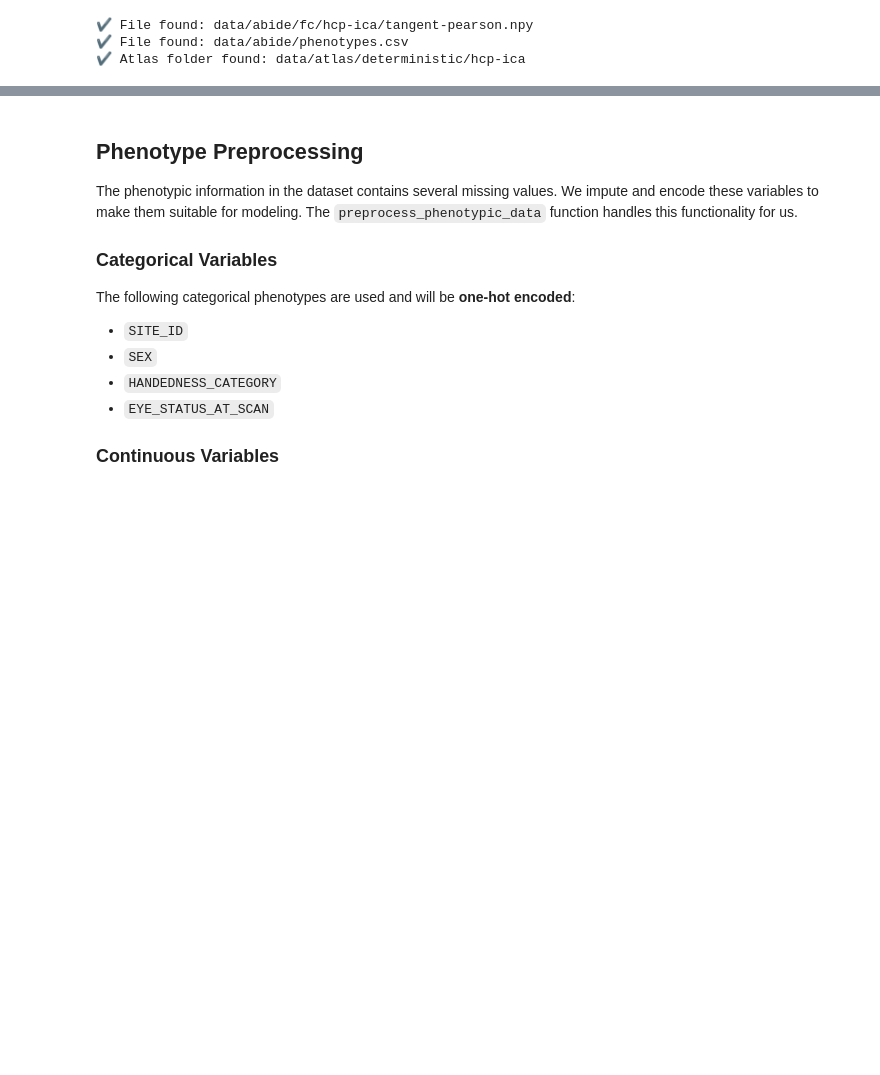
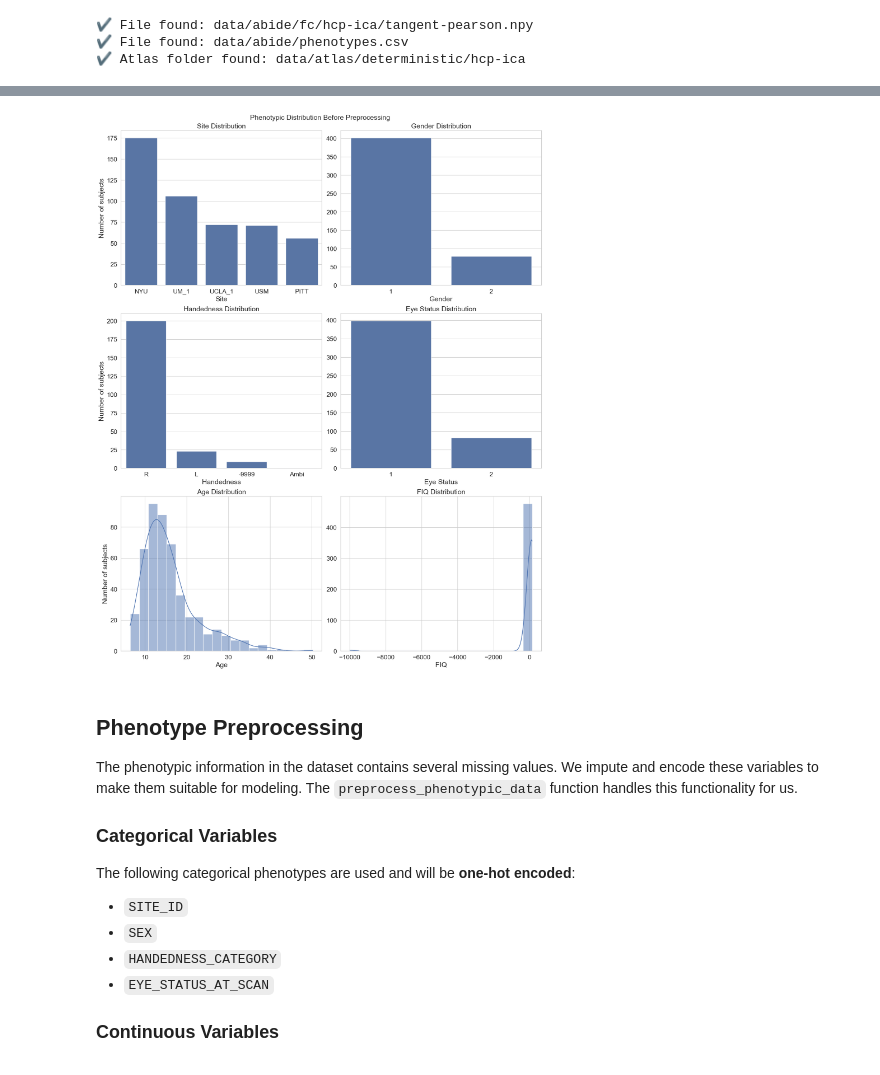
Before and after one commit to pykale/mmai-tutorials, a Jupyter notebook: tutorials/brain-disorder-diagnosis/notebook.ipynb, the cells around one changed output, grey strips where cells are left out. Saved outputs shown, nothing was run; the diff lists cells and outputs as text; code cells hidden in the pictures; blank space fills up the shorter version.

```diff
--- a/tutorials/brain-disorder-diagnosis/notebook.ipynb
+++ b/tutorials/brain-disorder-diagnosis/notebook.ipynb
@@ -152,3 +242,23 @@ fc, phenotypes, rois, coords = load_data(
+# %%
+from visualization import plot_phenotypic_distribution
+
+# Prepare phenotypic values for plotting
+values = [
+    ("Site", phenotypes["SITE_ID"], "category"),
+    ("Gender", phenotypes["SEX"], "category"),
+    ("Handedness", phenotypes["HANDEDNESS_CATEGORY"], "category"),
+    ("Eye Status", phenotypes["EYE_STATUS_AT_SCAN"], "category"),
+    ("Age", phenotypes["AGE_AT_SCAN"], "double"),
+    ("FIQ", phenotypes["FIQ"], "double"),
+]
+
+# Plot phenotypic distribution
+fig, _ = plot_phenotypic_distribution(
+    *values, title="Phenotypic Distribution Before Preprocessing"
+)
+fig.show(warn=False)
+# %% [output]
+[figure, added]
 # %% [markdown]
 ## Phenotype Preprocessing
 
```
Also changed, not shown: parts of 12 cells of this notebook.
